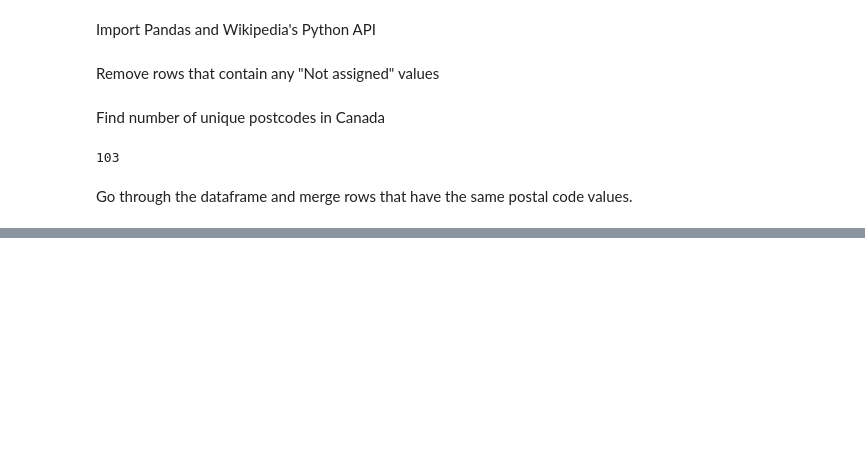
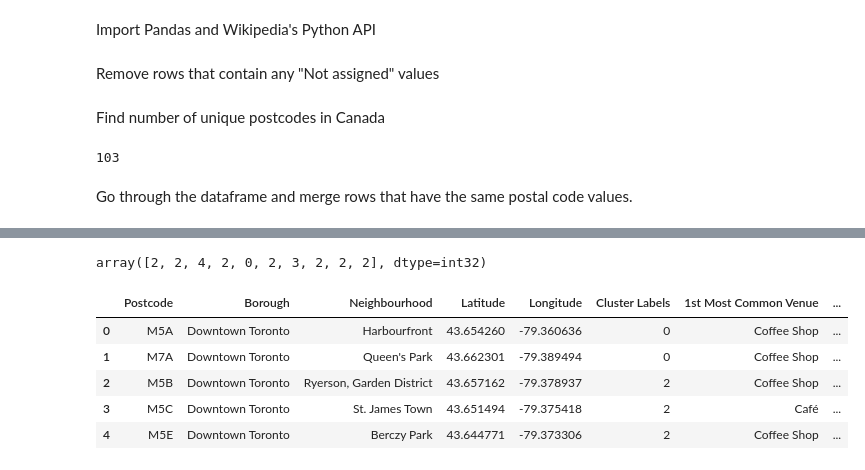
Before and after one commit to k256533/capstoneproject, a Jupyter notebook: Segmenting and Clustering Neighborhoods in Toronto.ipynb, the cells around one changed output, grey strips where cells are left out. Saved outputs shown, nothing was run; the diff lists cells and outputs as text; code cells hidden in the pictures; blank space fills up the shorter version.

```diff
--- a/Segmenting and Clustering Neighborhoods in Toronto.ipynb
+++ b/Segmenting and Clustering Neighborhoods in Toronto.ipynb
@@ -65,0 +446,25 @@ df.shape
+# %%
+def return_most_common_venues(row, num_top_venues):
+    row_categories = row.iloc[1:]
+    row_categories_sorted = row_categories.sort_values(ascending=False)
+
+    return row_categories_sorted.index.values[0:num_top_venues]
+# %%
+num_top_venues = 10
+
+indicators = ['st', 'nd', 'rd']
+
+columns = ['Neighborhood']
+for ind in np.arange(num_top_venues):
+    try:
+        columns.append('{}{} Most Common Venue'.format(ind+1, indicators[ind]))
+    except:
+        columns.append('{}th Most Common Venue'.format(ind+1))
+
+neighborhoods_venues_sorted = pd.DataFrame(columns=columns)
+neighborhoods_venues_sorted['Neighborhood'] = dt_toronto_grouped['Neighborhood']
+
+for ind in np.arange(dt_toronto_grouped.shape[0]):
+    neighborhoods_venues_sorted.iloc[ind, 1:] = return_most_common_venues(dt_toronto_grouped.iloc[ind, :], num_top_venues)
+
+neighborhoods_venues_sorted.head()
@@ -65,0 +478,25 @@ df.shape
+# %%
+kclusters = 6
+
+dt_toronto_grouped_clustering = dt_toronto_grouped.drop('Neighborhood', 1)
+
+kmeans = KMeans(n_clusters=kclusters, random_state=0).fit(dt_toronto_grouped_clustering)
+
+kmeans.labels_[0:10]
+# %% [output]
+array([2, 2, 4, 2, 0, 2, 3, 2, 2, 2], dtype=int32)
+# %%
+neighborhoods_venues_sorted.insert(0, 'Cluster Labels', kmeans.labels_)
+neighborhoods_venues_sorted = neighborhoods_venues_sorted.rename(columns={'Neighborhood': 'Neighbourhood'})
+
+dt_toronto_merged = dt_toronto_data
+dt_toronto_merged = dt_toronto_merged.join(neighborhoods_venues_sorted.set_index('Neighbourhood'), on='Neighbourhood')
+
+dt_toronto_merged.head()
+# %% [output]
+|  | Postcode | Borough | Neighbourhood | Latitude | Longitude | Cluster Labels | 1st Most Common Venue | ... |
+| 0 | M5A | Downtown Toronto | Harbourfront | 43.654260 | -79.360636 | 0 | Coffee Shop | ... |
+| 1 | M7A | Downtown Toronto | Queen's Park | 43.662301 | -79.389494 | 0 | Coffee Shop | ... |
+| 2 | M5B | Downtown Toronto | Ryerson, Garden District | 43.657162 | -79.378937 | 2 | Coffee Shop | ... |
+| 3 | M5C | Downtown Toronto | St. James Town | 43.651494 | -79.375418 | 2 | Café | ... |
+| 4 | M5E | Downtown Toronto | Berczy Park | 43.644771 | -79.373306 | 2 | Coffee Shop | ... |
```
Also changed, not shown: parts of 36 cells of this notebook.
